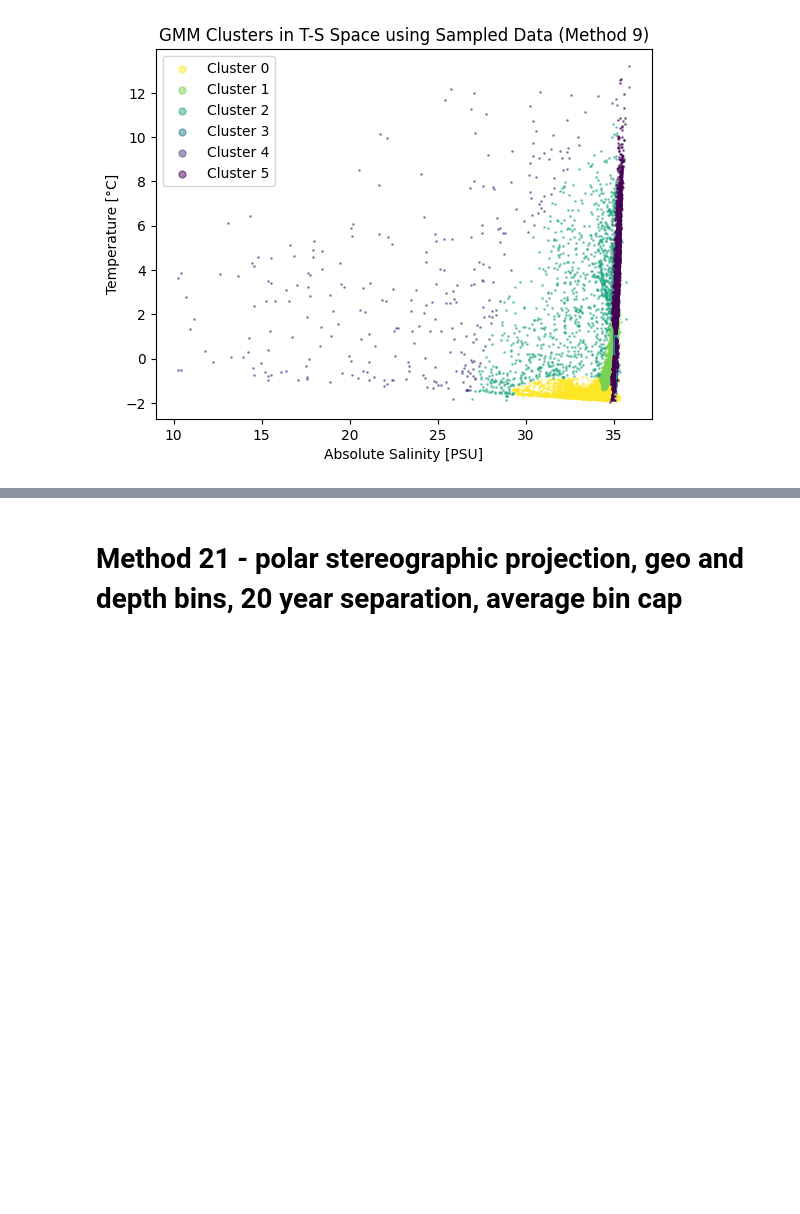
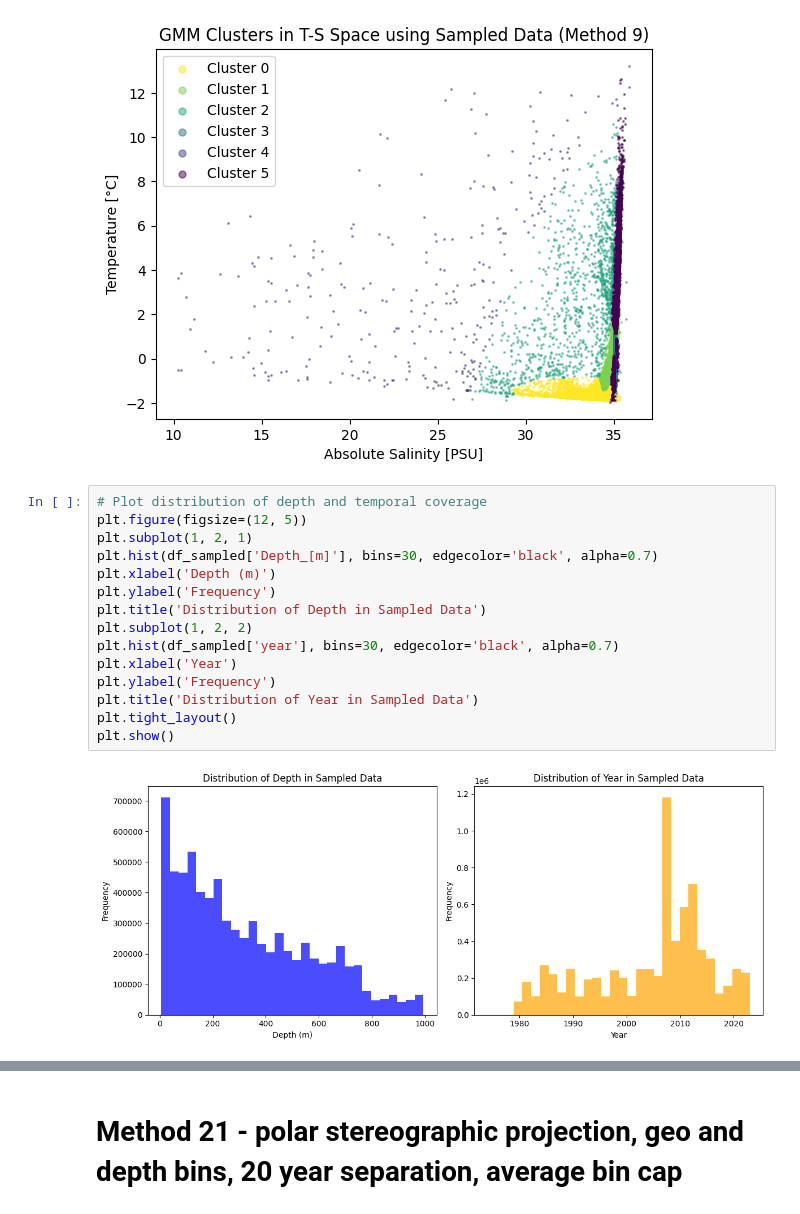
Before and after one commit to Mfdcng2/WaterMassClassification, a Jupyter notebook: Paper1/Data_Distribution/Sample_meth_clustering.ipynb, the cells around one changed output, grey strips where cells are left out. Cells and saved outputs as stored; diff of their text form; blank space fills up the shorter version.

```diff
--- a/Paper1/Data_Distribution/Sample_meth_clustering.ipynb
+++ b/Paper1/Data_Distribution/Sample_meth_clustering.ipynb
@@ -232,3 +269,20 @@ plt.legend(loc='upper left', markerscale=5)
 plt.show()
 # %% [output]
 [figure]
+# %%
+# Plot distribution of depth and temporal coverage
+plt.figure(figsize=(12, 5))
+plt.subplot(1, 2, 1)
+plt.hist(df_sampled['Depth_[m]'], bins=30, edgecolor='black', alpha=0.7)
+plt.xlabel('Depth (m)')
+plt.ylabel('Frequency')
+plt.title('Distribution of Depth in Sampled Data')
+plt.subplot(1, 2, 2)
+plt.hist(df_sampled['year'], bins=30, edgecolor='black', alpha=0.7)
+plt.xlabel('Year')
+plt.ylabel('Frequency')
+plt.title('Distribution of Year in Sampled Data')
+plt.tight_layout()
+plt.show()
+# %% [output]
+[figure, added]
```
Also changed, not shown: parts of 63 cells of this notebook.
